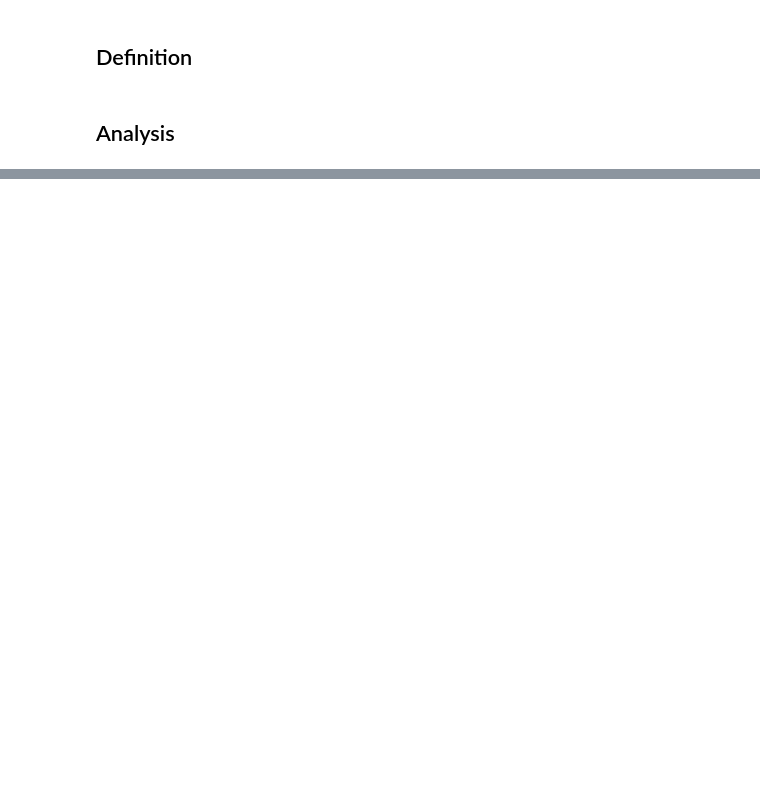
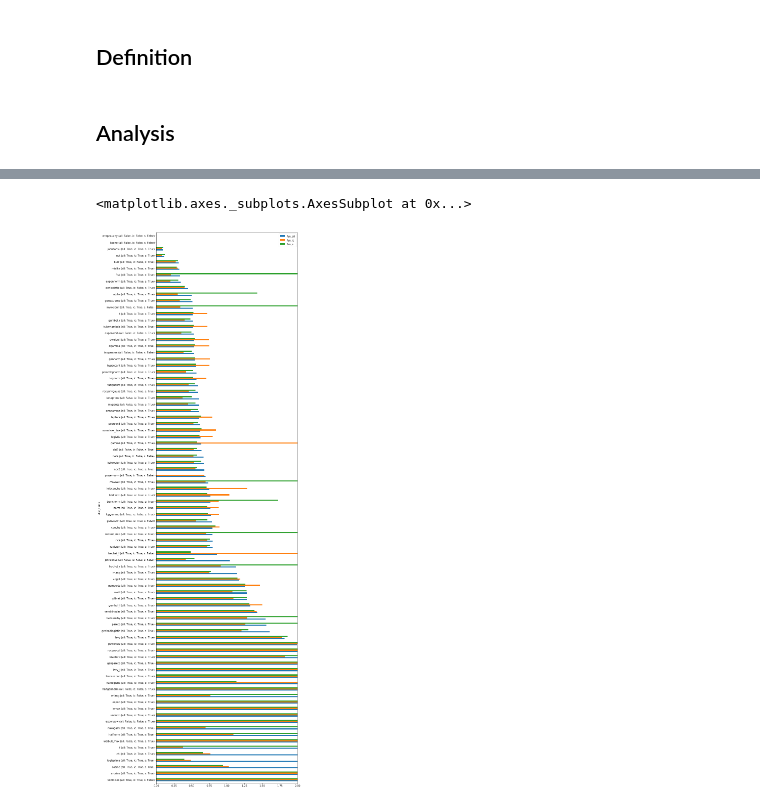
Before and after one commit to jlieberherr/swiss-train-delay-distributions, a Jupyter notebook: analysis.ipynb, the cells around one changed output, grey strips where cells are left out. Saved outputs shown, nothing was run; the diff lists cells and outputs as text; code cells hidden in the pictures; blank space fills up the shorter version.

Commit message:
analysis with full data

```diff
--- a/analysis.ipynb
+++ b/analysis.ipynb
@@ -351,3 +442,11 @@ def evaluate(data, dist_names=dist_names_large, left=left, right=right, step=ste
+# %%
+funs = [["{} (all: {}, ic: {}, s: {})".format(dist_name, res_per_dist_name_all_an[dist_name]["success"], res_per_dist_name_ic_an[dist_name]["success"], res_per_dist_name_s_an[dist_name]["success"]), res_per_dist_name_all_an[dist_name]["fun"], res_per_dist_name_ic_an[dist_name]["fun"],  res_per_dist_name_s_an[dist_name]["fun"]] for dist_name in res_per_dist_name_all_an.keys()]
+df_funs = pd.DataFrame(funs, columns=["dist_name", "fun_all", "fun_ic", "fun_s"]).set_index("dist_name").sort_values(by=["fun_all"], ascending=False)
+# %%
+df_funs.plot(kind="barh", figsize=(10, 40), xlim=[0, 2])
+# %% [output]
+<matplotlib.axes._subplots.AxesSubplot at 0x...>
+[figure, added]
 # %%
 def evaluate_arr_train_stop(train_id, bpuic, **kargs):
     data = df[(df["TRAIN_ID"] == train_id) & (df["BPUIC"] == bpuic)]["VERSPAETUNG_AN"].dropna().apply(lambda d: d.total_seconds() / 60.0)
```
Also changed, not shown: parts of 26 cells of this notebook.
